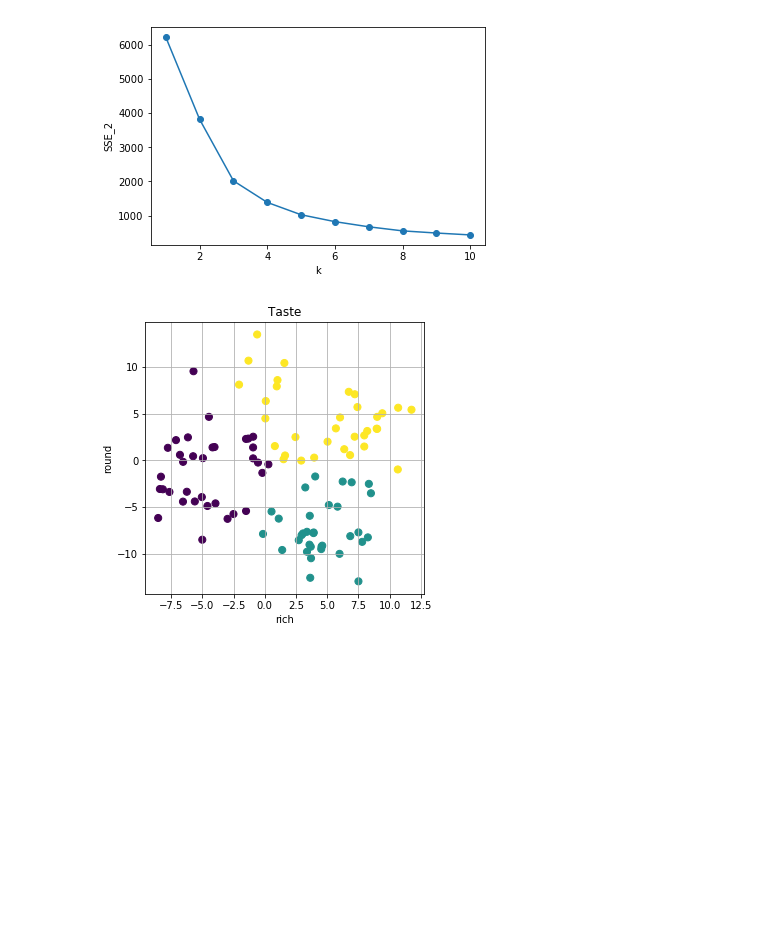
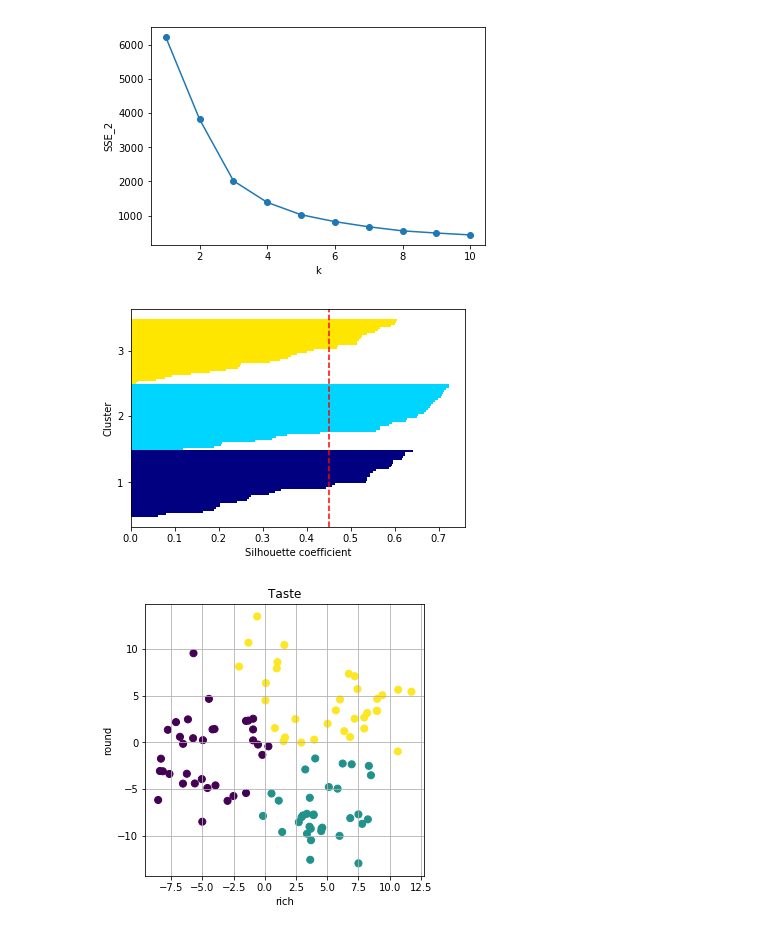
Before and after one commit to shinzis/titanic, a Jupyter notebook: wine-submit.ipynb, the cells around one changed output. Saved outputs shown, nothing was run; the diff lists cells and outputs as text; code cells hidden in the pictures; blank space fills up the shorter version.

```diff
--- a/wine-submit.ipynb
+++ b/wine-submit.ipynb
@@ -132,6 +160,34 @@ plt.ylabel('SSE_2')
 plt.show()
 # %% [output]
 [figure]
+# %%
+km_2_s = KMeans(n_clusters=3, init='random', n_init=10, max_iter=300, tol=1e-04, random_state=0)
+y_km_2_s = km_2_s.fit_predict(wine_2)
+from matplotlib import cm
+from sklearn.metrics import silhouette_samples
+import numpy as np
+cluster_labels = np.unique(y_km_2_s)
+n_clusters = cluster_labels.shape[0]
+silhouette_vals = silhouette_samples(wine_2, y_km_2_s, metric='euclidean')
+y_ax_lower, y_ax_upper = 0, 0
+yticks = []
+for i, c in enumerate(cluster_labels):
+    c_silhouette_vals = silhouette_vals[y_km_2_s == c]
+    c_silhouette_vals.sort()
+    y_ax_upper += len(c_silhouette_vals)
+    color = cm.jet(i / n_clusters)
+    plt.barh(range(y_ax_lower, y_ax_upper), c_silhouette_vals, height=1.0, edgecolor='none', color=color)
+    yticks.append((y_ax_lower + y_ax_upper) / 2)
+    y_ax_lower += len(c_silhouette_vals)
+
+silhouette_avg = np.mean(silhouette_vals)
+plt.axvline(silhouette_avg, color="red", linestyle="--")
+plt.yticks(yticks, cluster_labels + 1)
+plt.ylabel('Cluster')
+plt.xlabel('Silhouette coefficient')
+plt.show()
+# %% [output]
+[figure, added]
 # %%
 from sklearn.cluster import KMeans
 km = KMeans(n_clusters = 3, init = 'random', n_init = 10, max_iter = 300, tol = 1e-04, random_state = 0)
```
Also changed, not shown: parts of 3 cells of this notebook.
